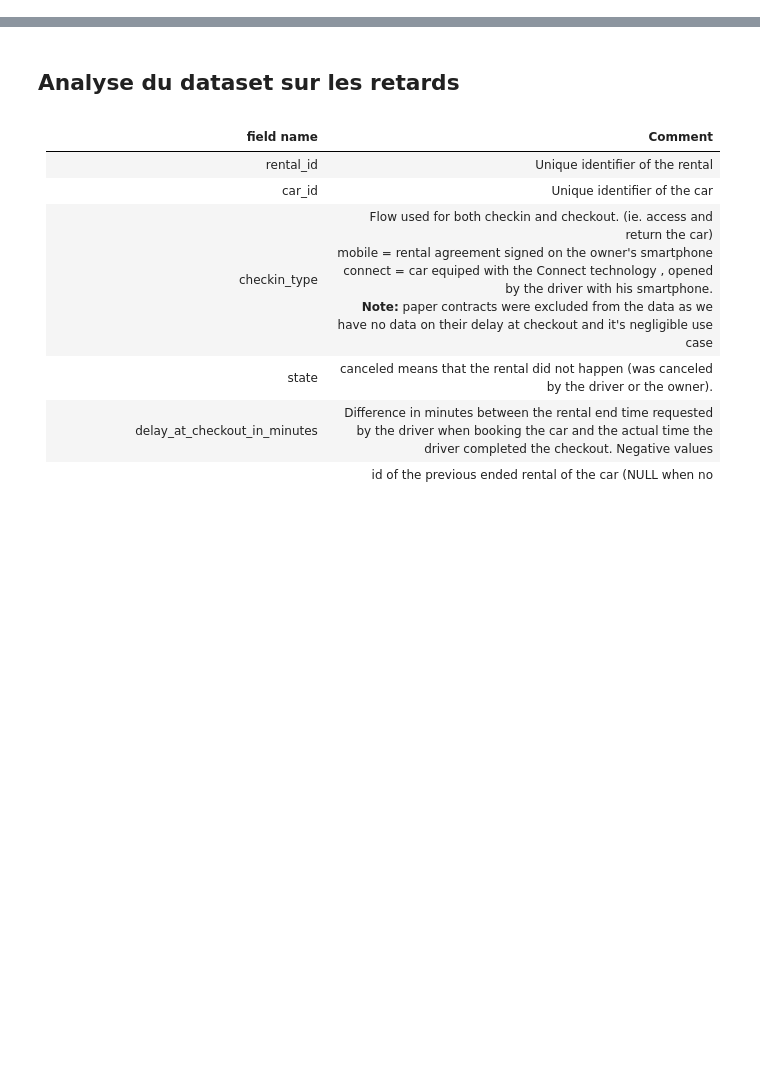
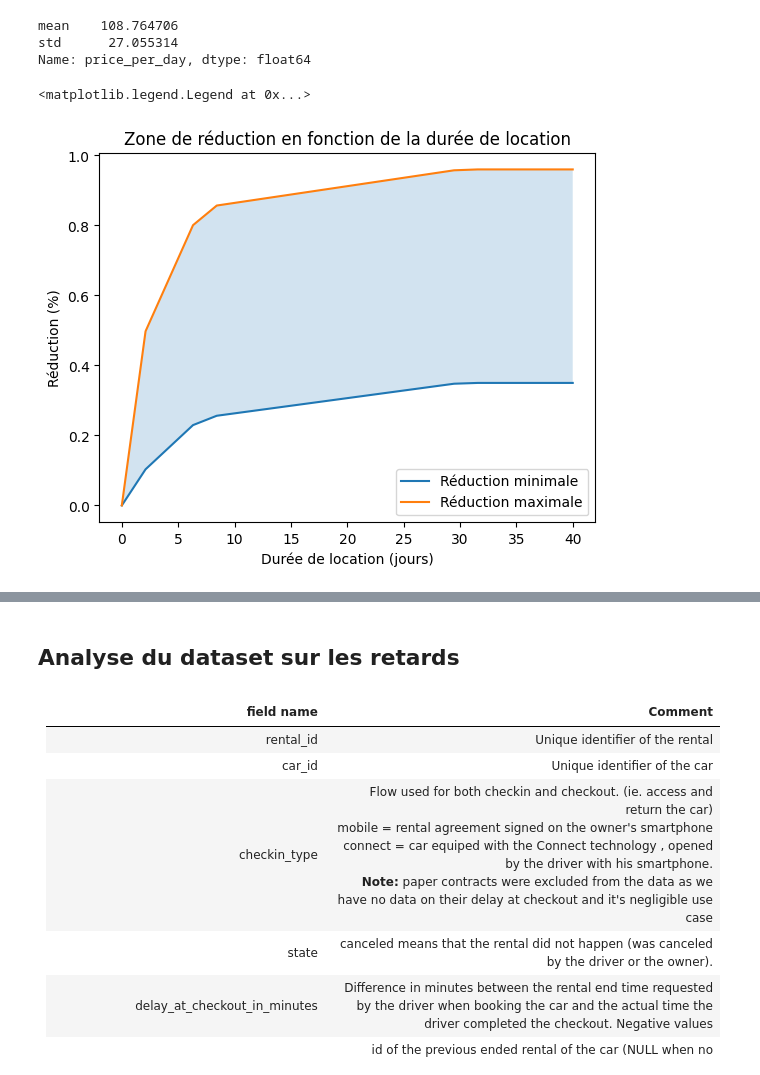
Before and after one commit to pradelf/getaround, a Jupyter notebook: notebooks/02_Getaround_eda.ipynb, the cells around one changed output, grey strips where cells are left out. Drawn from its saved outputs; the diff is of its cells as text; code cells hidden in the pictures; blank space fills up the shorter version.

Commit message:
Mise à jour des modèles  et de l'EDA

```diff
--- a/notebooks/02_Getaround_eda.ipynb
+++ b/notebooks/02_Getaround_eda.ipynb
@@ -18,0 +129,54 @@ On peut également approfondir l'exploration en s'appuyant sur les questions :
+# %%
+# Reductions mises dans un dictionnaire pour les utiliser dans les calculs de prix de location avec la durée minimale en jours pour l'appliquer
+# puis une liste de la réduction  minimale de location suivie de la réduction maximale.
+# soit { nb_jours:{min,max}, ...}
+Reduction={0:[0.0,0.0],
+           1:[0.0,0.0],
+           2: [0.1,0.49],
+           7:[0.25,0.85],
+           30:[0.35,0.96]}
+# %%
+def prix_location_par_jour(df,  brand):
+    df_brand = df[df['model_key'] == brand].copy()
+    df_brand['price_per_day'] = df_brand['rental_price_per_day']
+    #df.groupby('brand')['price_per_day'].agg(['mean', 'std']).sort_values(by='mean', ascending=False)
+    return df_brand['price_per_day'].agg(['mean', 'std']) #.sort_values(by='mean', ascending=False)
+# vérification de la fonction
+prix_location_par_jour(pricing_df, 'Citroën')
+# %% [output]
+mean    108.764706
+std      27.055314
+Name: price_per_day, dtype: float64
+# %%
+def reduction_prix_location(nb_jours, mina=True):
+    keys=list(Reduction.keys())
+    reduction=0.0
+    from_key=0
+    to_key=0
+    for key in keys:
+        if nb_jours >= key:
+            from_key=key
+        if (nb_jours<key) and (to_key==0):
+            to_key=key
+    if from_key==30:
+        reduction=Reduction[from_key][mina==False]
+    else:
+        reduction = (nb_jours-from_key)*(Reduction[to_key][mina==False] - Reduction[from_key][mina==False])/(to_key-from_key)+ Reduction[from_key][mina==False]# réduction minimale pour la durée de location
+    return reduction
+
+# affichage de vérification
+# Create x and y Ranges
+x = np.linspace(0.0, 40.0, num=20)
+y = [ reduction_prix_location(xi) for xi in x ]
+y1 = [ reduction_prix_location(xi,mina=False) for xi in x ]
+# Plot the function
+plt.plot(x, y, label='Réduction minimale')
+plt.plot(x, y1, label='Réduction maximale')
+plt.fill_between(x, y, y1, alpha=0.2)
+plt.xlabel('Durée de location (jours)')
+plt.ylabel('Réduction (%)')
+plt.title('Zone de réduction en fonction de la durée de location')
+plt.legend()
+# %% [output]
+<matplotlib.legend.Legend at 0x...>
+[figure, added]
```
Also changed, not shown: parts of 57 cells of this notebook, 15 other files.
